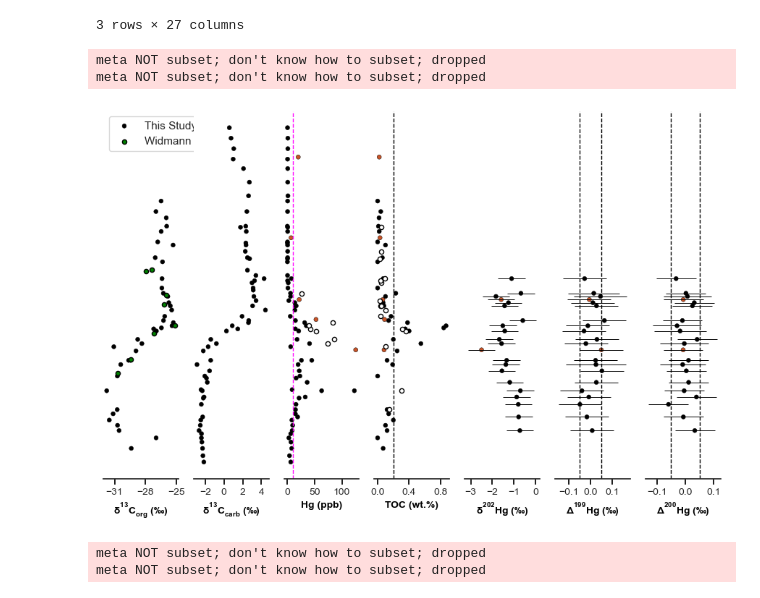
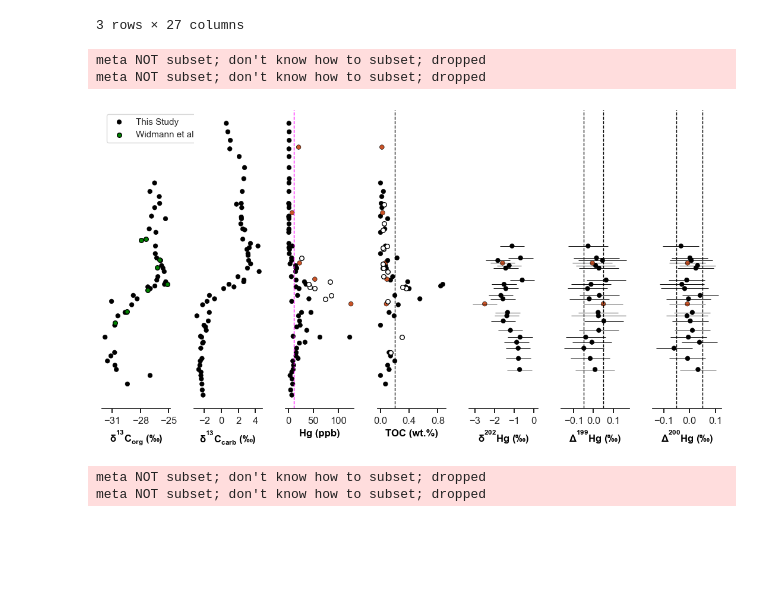
Before and after one commit to oluwaseun-edward/notebooks, a Jupyter notebook: qiakong_data.ipynb, the cells around one changed output. Cells and saved outputs as stored; diff of their text form; code cells hidden in the pictures; blank space fills up the shorter version.

```diff
--- a/qiakong_data.ipynb
+++ b/qiakong_data.ipynb
@@ -41,11 +41,12 @@ err200=df["D200_se"]
 d13C = df["d13C"]
 Hg=df["Hg"]
 # %%
-fig, axes = plt.subplots(figsize=(11, 6.6),  # constrained_layout=True,
+fig, axes = plt.subplots(figsize=(11, 5.66),  # constrained_layout=True,
                          ncols=7, nrows=1, sharey=True)
 ax0, ax1, ax2, ax3, ax4, ax5, ax6 = axes
 sns.despine(left=True, right=True, top=True, bottom=False)
 plt.yticks([])
+plt.tight_layout()
 ax= [ax0, ax1, ax2, ax3, ax4, ax5, ax6]
 
 x_ticks = [[-31, -28, -25], [-2, 0, 2, 4], [0, 50, 100],
@@ -60,41 +61,41 @@ ax_2=[ax4, ax5, ax6]
 
 # make the subplots using a for loop.
 for ix, sub in enumerate(subs):
     sns.scatterplot(data=df, x=df[sub], y=depth, ax=ax[ix],
                     color='black', legend=False, edgecolor='black',
-                    size=20, hue="lithology", palette=colors
+                    s=30, hue="lithology", palette=colors
                     )
-    ax[ix].tick_params(labelsize=10, color='black')
-    ax[ix].set_xlabel(xlabels[ix], fontsize=10, c="black", fontweight="bold")
-    ax[ix].set_xticks(x_ticks[ix], labelsize=10)
+    ax[ix].tick_params(labelsize=12, color='black')
+    ax[ix].set_xlabel(xlabels[ix], fontsize=12, c="black", fontweight="bold")
+    ax[ix].set_xticks(x_ticks[ix], labelsize=12)
 
 # add error bars to Hg-isotope subplots
 for ix, sub in enumerate(err):
     ax_2[ix].errorbar(xerr=df[sub], y=depth, x=err_subs[ix], ecolor="black", color="black",
                       linestyle='none', elinewidth=0.7, capthick=0.5, mec='black')
 
 # add rock-eval TOC plot to axes 3
-ax3.scatter(df['TOC_RE'], depth, s=20, color="white", edgecolor="black")
+ax3.scatter(df['TOC_RE'], depth, s=30, color="white", edgecolor="black")
 # add Hg/TOC plot to axes 2
-ax2.scatter(Hg_TOC, depth, s=20, color="white", edgecolor="black")
+ax2.scatter(Hg_TOC, depth, s=30, color="white", edgecolor="black")
 
 # add Widmann 2020 d13Corg data to axis 0
-ax0.scatter(df['dCorg'], df['Position'], s=20, color="green", edgecolor="black")
+ax0.scatter(df['dCorg'], df['Position'], s=30, color="green", edgecolor="black")
 ax0.legend(loc="upper left", labels=["This Study", "Widmann et al. (2020)"])
 
 # show cut-off points.
 x = [10, .2, 0.05, -0.05, 0.05, -0.05]
 ax_3 = [ax2, ax3, ax5, ax5, ax6, ax6]
 col = ['fuchsia', 'black', 'black', 'black', 'black', 'black']
 
 for i in range(len(x)):
     ax_3[i].axvline(x[i], linestyle = '--', color = col[i], linewidth=1)
 
 plt.savefig("../plots/qiakong_all.pdf", dpi=600)
 # %% [output]
 meta NOT subset; don't know how to subset; dropped
 meta NOT subset; don't know how to subset; dropped
-[figure, old version]
+[figure, new version]
 # %%
 Al = df['Al']
 Fe_Al = df['Fe']/Al
```
Also changed, not shown: 3 other files.
